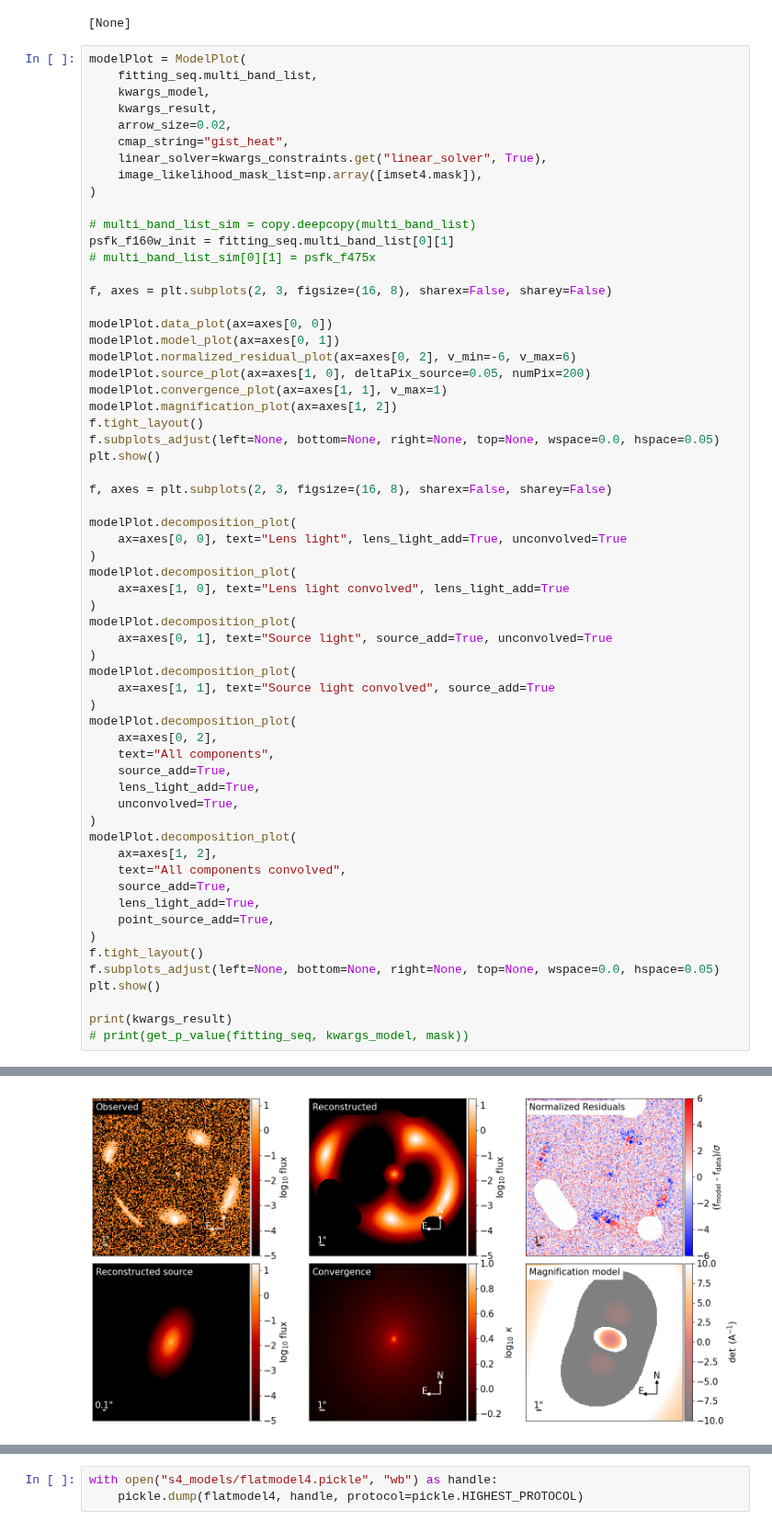
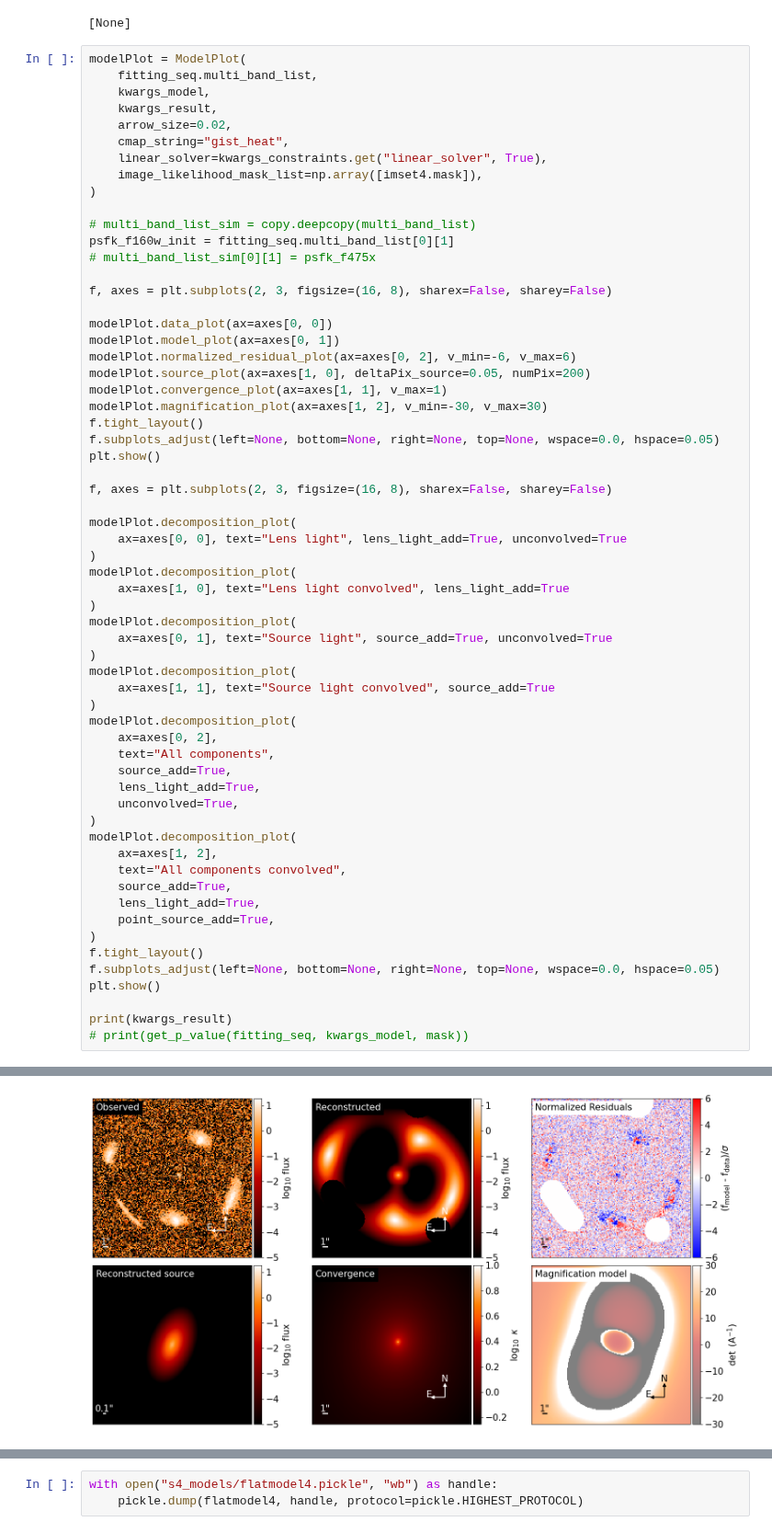
Before and after one commit to williyamshoe/iful, a Jupyter notebook: examples/s4c_flat_modeling_pl.ipynb, the cells around one changed output, grey strips where cells are left out. Shown at 92% size. Drawn from its saved outputs; the diff is of its cells as text.

Commit message:
updated plotting functions

```diff
--- a/examples/s4c_flat_modeling_pl.ipynb
+++ b/examples/s4c_flat_modeling_pl.ipynb
@@ -393,7 +377,7 @@ modelPlot.model_plot(ax=axes[0, 1])
 modelPlot.normalized_residual_plot(ax=axes[0, 2], v_min=-6, v_max=6)
 modelPlot.source_plot(ax=axes[1, 0], deltaPix_source=0.05, numPix=200)
 modelPlot.convergence_plot(ax=axes[1, 1], v_max=1)
-modelPlot.magnification_plot(ax=axes[1, 2])
+modelPlot.magnification_plot(ax=axes[1, 2], v_min=-30, v_max=30)
 f.tight_layout()
 f.subplots_adjust(left=None, bottom=None, right=None, top=None, wspace=0.0, hspace=0.05)
 plt.show()
@@ -408,34 +392,34 @@ modelPlot.decomposition_plot(
 )
 modelPlot.decomposition_plot(
     ax=axes[0, 1], text="Source light", source_add=True, unconvolved=True
 )
 modelPlot.decomposition_plot(
     ax=axes[1, 1], text="Source light convolved", source_add=True
 )
 modelPlot.decomposition_plot(
     ax=axes[0, 2],
     text="All components",
     source_add=True,
     lens_light_add=True,
     unconvolved=True,
 )
 modelPlot.decomposition_plot(
     ax=axes[1, 2],
     text="All components convolved",
     source_add=True,
     lens_light_add=True,
     point_source_add=True,
 )
 f.tight_layout()
 f.subplots_adjust(left=None, bottom=None, right=None, top=None, wspace=0.0, hspace=0.05)
 plt.show()
 
 print(kwargs_result)
 # print(get_p_value(fitting_seq, kwargs_model, mask))
 # %% [output]
 -4.25335875746159 reduced X^2 of all evaluated imaging data combined (without degrees of freedom subtracted).
 reduced chi^2 of data  0 =  4.25335875746159
-[figure, old version]
+[figure, new version]
 [figure]
 {'kwargs_lens': [{'theta_E': np.float64(12.869876391197092), 'gamma': np.float64(1.4335792419866258), 'q': np.float64(0.8245905343222101), 'phi': np.float64(-1.4199126815111038), 'center_x': np.float6 ...
 # %%
```
Also changed, not shown: parts of 1 cell of this notebook, 4 other files.
